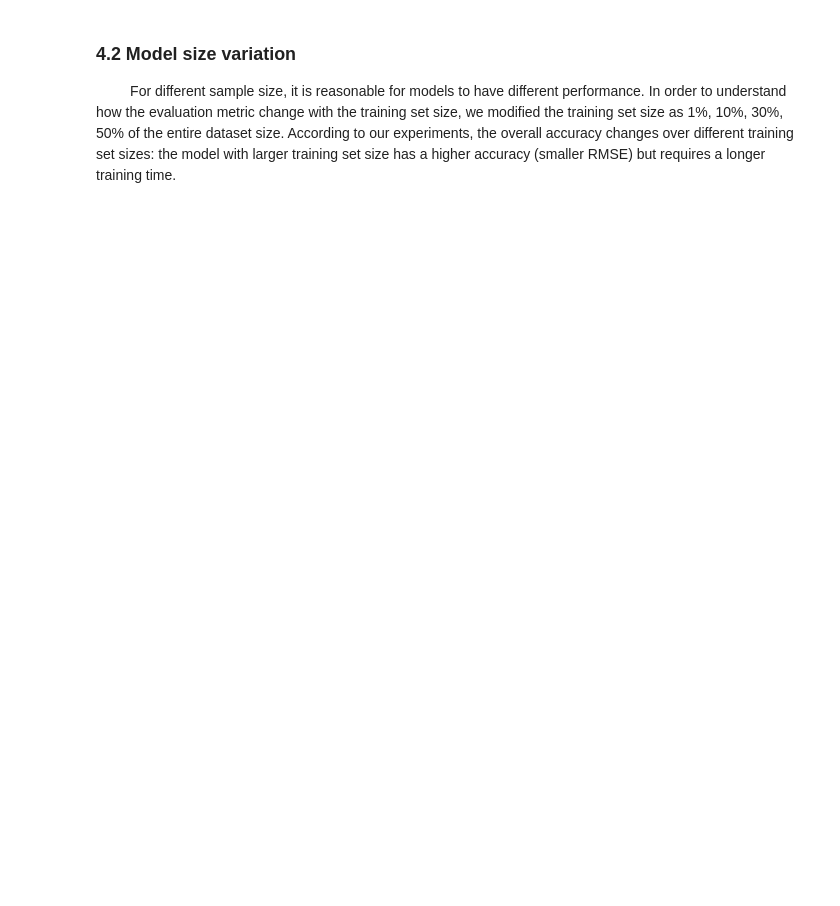
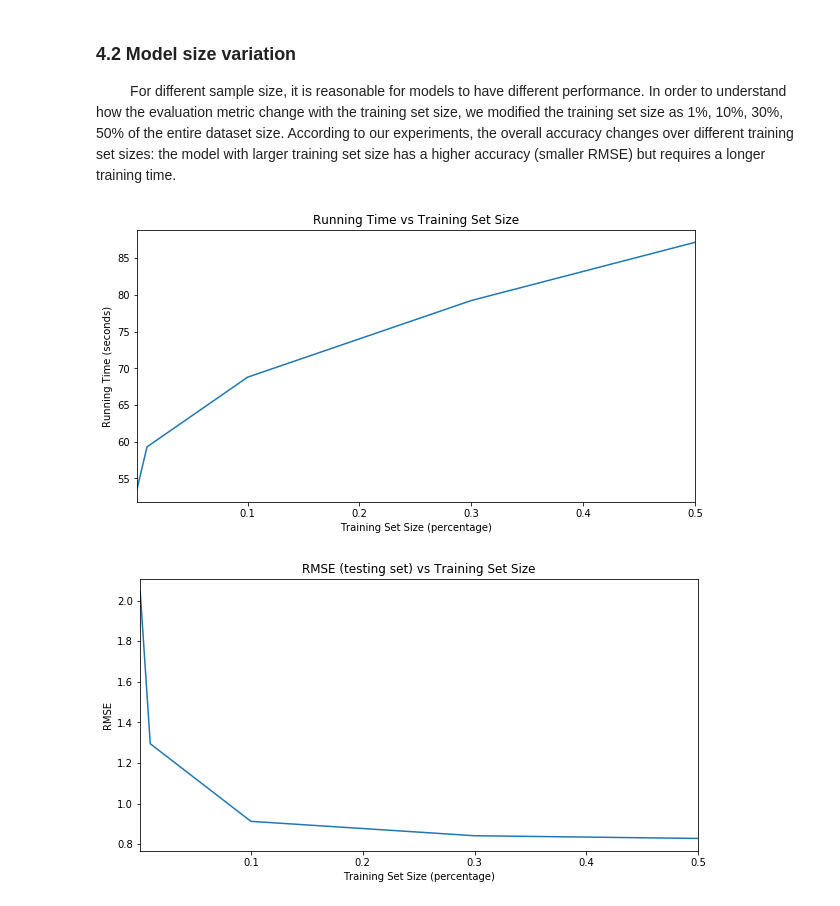
Before and after one commit to jingyouu/4571, a Jupyter notebook: Project1.ipynb, the cells around one changed output. Saved outputs shown, nothing was run; the diff lists cells and outputs as text; code cells hidden in the pictures; blank space fills up the shorter version.

```diff
--- a/Project1.ipynb
+++ b/Project1.ipynb
@@ -463,3 +521,29 @@ $\qquad$ For different sample size, it is reasonable for models to have differen
+# %%
+import pandas as pd
+import pickle
+import matplotlib.pylab as plt
+%matplotlib inline
+
+result = pickle.load( open( "../result.pkl", "rb" ) )
+
+pd.DataFrame(result).T['time'].plot(
+    figsize=(10, 5),
+    title="Running Time vs Training Set Size"
+)
+plt.xlabel('Training Set Size (percentage)')
+plt.ylabel('Running Time (seconds)')
+plt.show()
+
+pd.DataFrame(result).T['rmseTest'].plot(
+    figsize=(10, 5),
+    title="RMSE (testing set) vs Training Set Size"
+)
+plt.xlabel("Training Set Size (percentage)")
+plt.ylabel("RMSE")
+plt.show()
+# %% [output]
+[figure, added]
+[figure, added]
 # %% [markdown]
 ### 5. Concolusion
 #### i. Result ####
```
Also changed, not shown: parts of 17 cells of this notebook.
